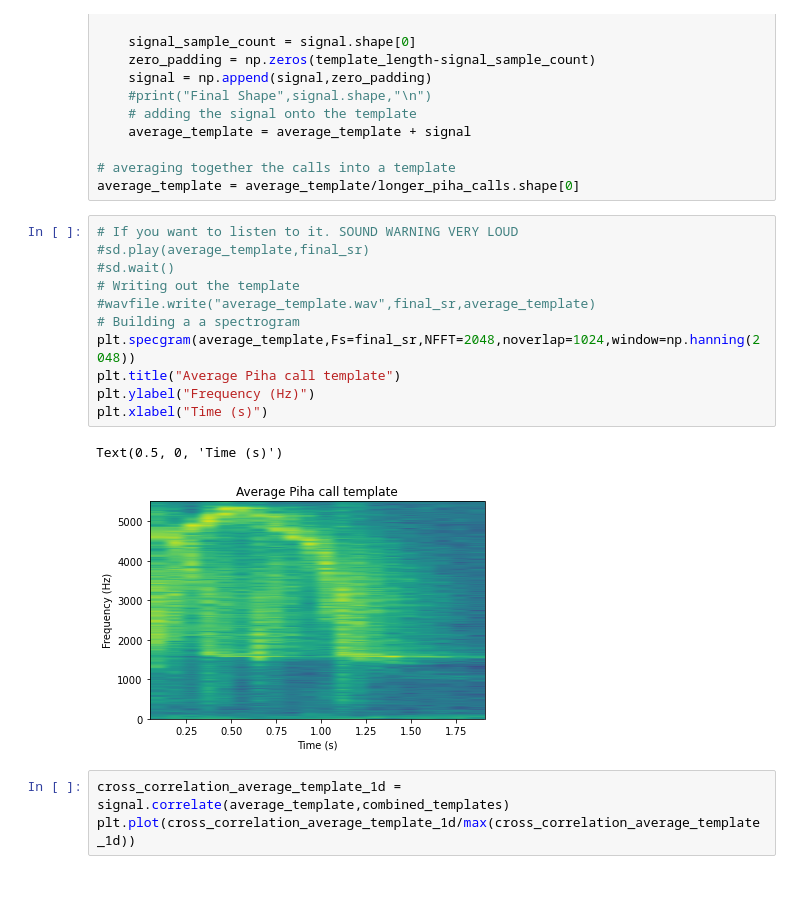
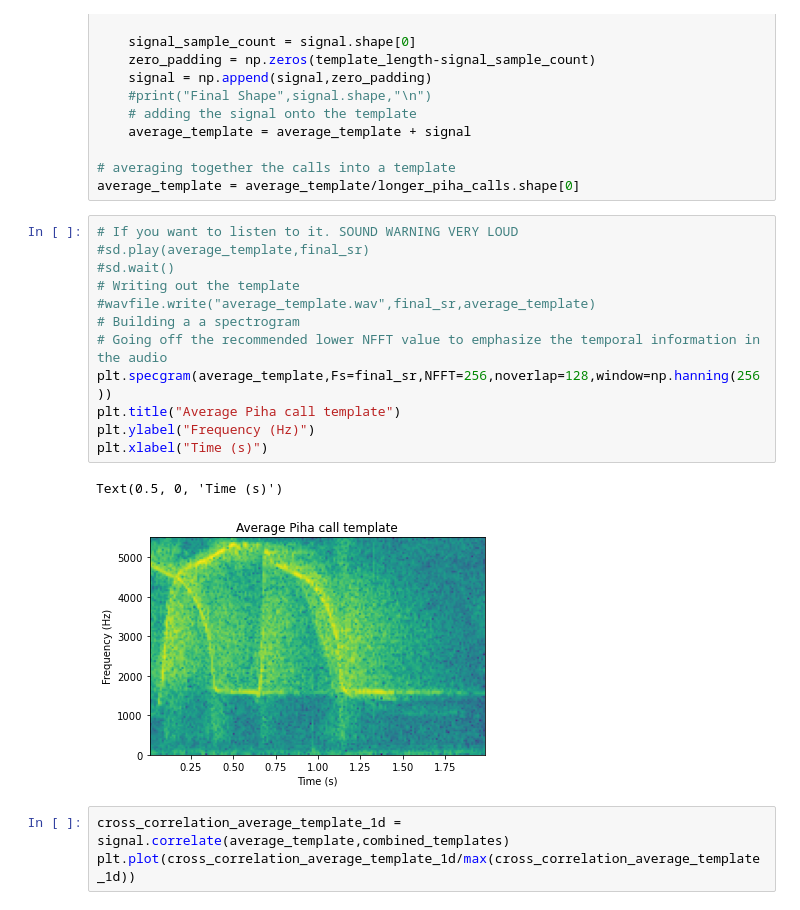
Before and after one commit to UCSD-E4E/passive-acoustic-biodiversity, a Jupyter notebook: Cross_Correlation/Template_Design_Experiments.ipynb, the cells around one changed output. Drawn from its saved outputs; the diff is of its cells as text.

```diff
--- a/Cross_Correlation/Template_Design_Experiments.ipynb
+++ b/Cross_Correlation/Template_Design_Experiments.ipynb
@@ -152,17 +166,18 @@ average_template = average_template/longer_piha_calls.shape[0]
 # %%
 # If you want to listen to it. SOUND WARNING VERY LOUD
 #sd.play(average_template,final_sr)
 #sd.wait()
 # Writing out the template
 #wavfile.write("average_template.wav",final_sr,average_template)
 # Building a a spectrogram
-plt.specgram(average_template,Fs=final_sr,NFFT=2048,noverlap=1024,window=np.hanning(2048))
+# Going off the recommended lower NFFT value to emphasize the temporal information in the audio
+plt.specgram(average_template,Fs=final_sr,NFFT=256,noverlap=128,window=np.hanning(256))
 plt.title("Average Piha call template")
 plt.ylabel("Frequency (Hz)")
 plt.xlabel("Time (s)")
 # %% [output]
 Text(0.5, 0, 'Time (s)')
-[figure, old version]
+[figure, new version]
 # %%
 cross_correlation_average_template_1d = signal.correlate(average_template,combined_templates)
 plt.plot(cross_correlation_average_template_1d/max(cross_correlation_average_template_1d))
```
Also changed, not shown: parts of 16 cells of this notebook.
